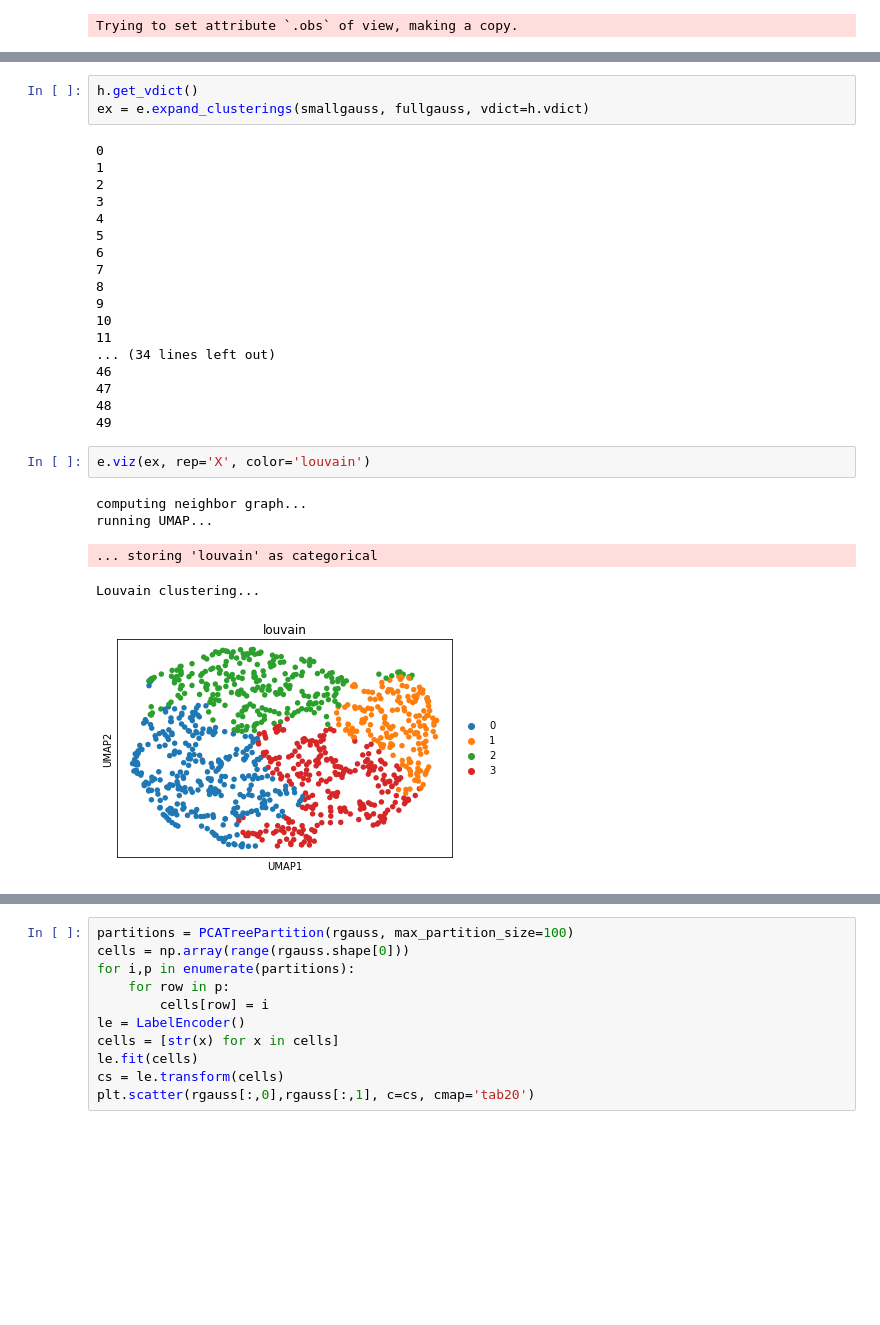
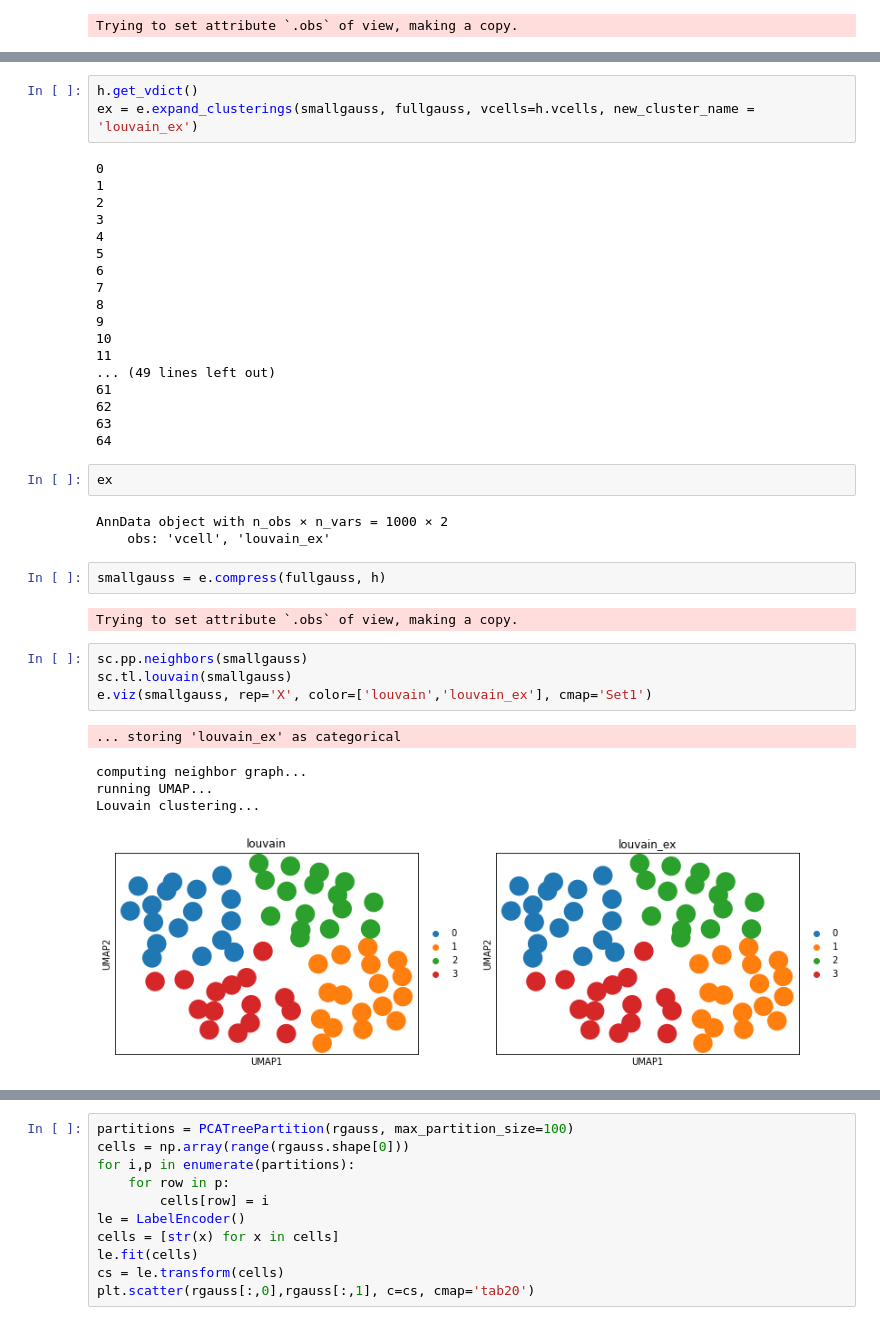
Before and after one commit to bendemeo/hopper, a Jupyter notebook: test.ipynb, the cells around one changed output, grey strips where cells are left out. Cells and saved outputs as stored; diff of their text form; blank space fills up the shorter version.

```diff
--- a/test.ipynb
+++ b/test.ipynb
@@ -68,6 +70,6 @@ Louvain clustering...
 # %%
 h.get_vdict()
-ex = e.expand_clusterings(smallgauss, fullgauss, vdict=h.vdict)
+ex = e.expand_clusterings(smallgauss, fullgauss, vcells=h.vcells, new_cluster_name = 'louvain_ex')
 # %% [output]
 0
 1
@@ -81,16 +83,27 @@ ex = e.expand_clusterings(smallgauss, fullgauss, vdict=h.vdict)
 9
 10
 11
-... (34 lines left out)
-46
-47
-48
-49
+... (49 lines left out)
+61
+62
+63
+64
-# %%
-e.viz(ex, rep='X', color='louvain')
-# %% [output]
-computing neighbor graph...
-running UMAP...
-... storing 'louvain' as categorical
-Louvain clustering...
-[figure, removed]
+# %%
+ex
+# %% [output]
+AnnData object with n_obs × n_vars = 1000 × 2
+    obs: 'vcell', 'louvain_ex'
+# %%
+smallgauss = e.compress(fullgauss, h)
+# %% [output]
+Trying to set attribute `.obs` of view, making a copy.
+# %%
+sc.pp.neighbors(smallgauss)
+sc.tl.louvain(smallgauss)
+e.viz(smallgauss, rep='X', color=['louvain','louvain_ex'], cmap='Set1')
+# %% [output]
+... storing 'louvain_ex' as categorical
+computing neighbor graph...
+running UMAP...
+Louvain clustering...
+[figure, added]
```
Also changed, not shown: parts of 4 cells of this notebook, 2 other files.
